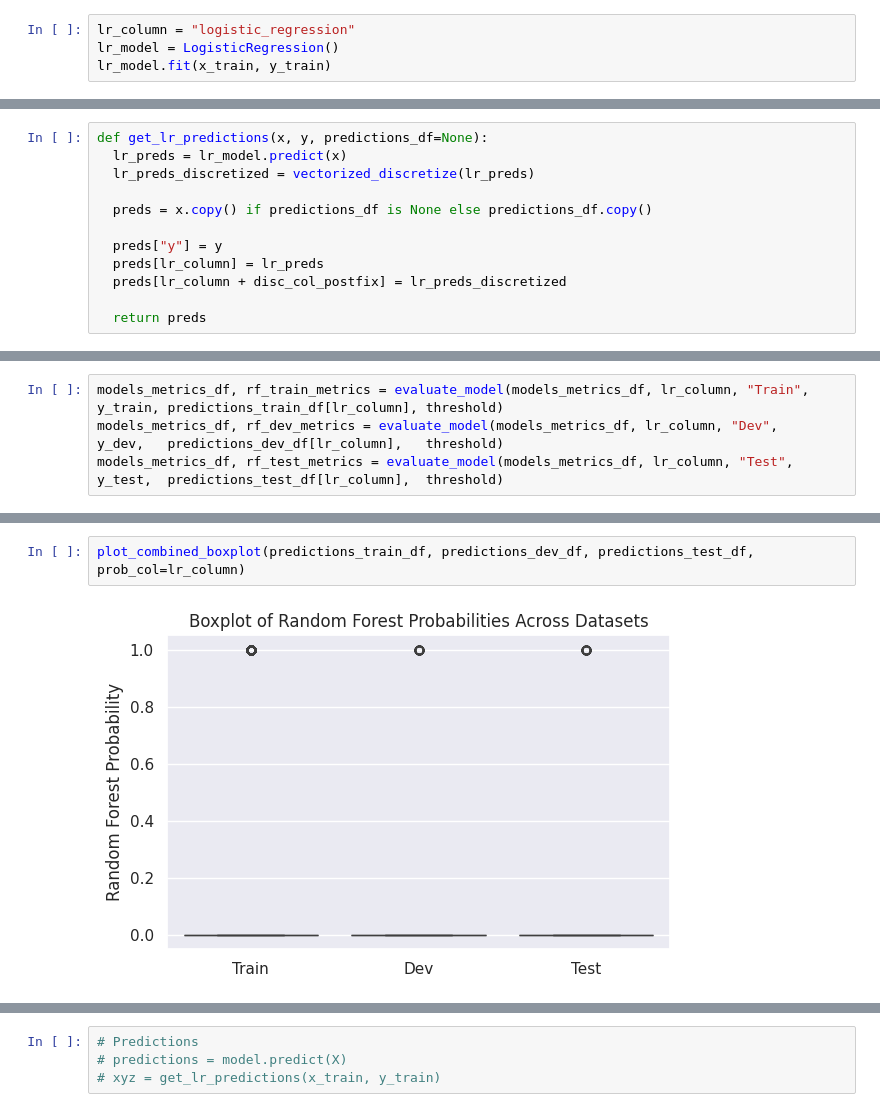
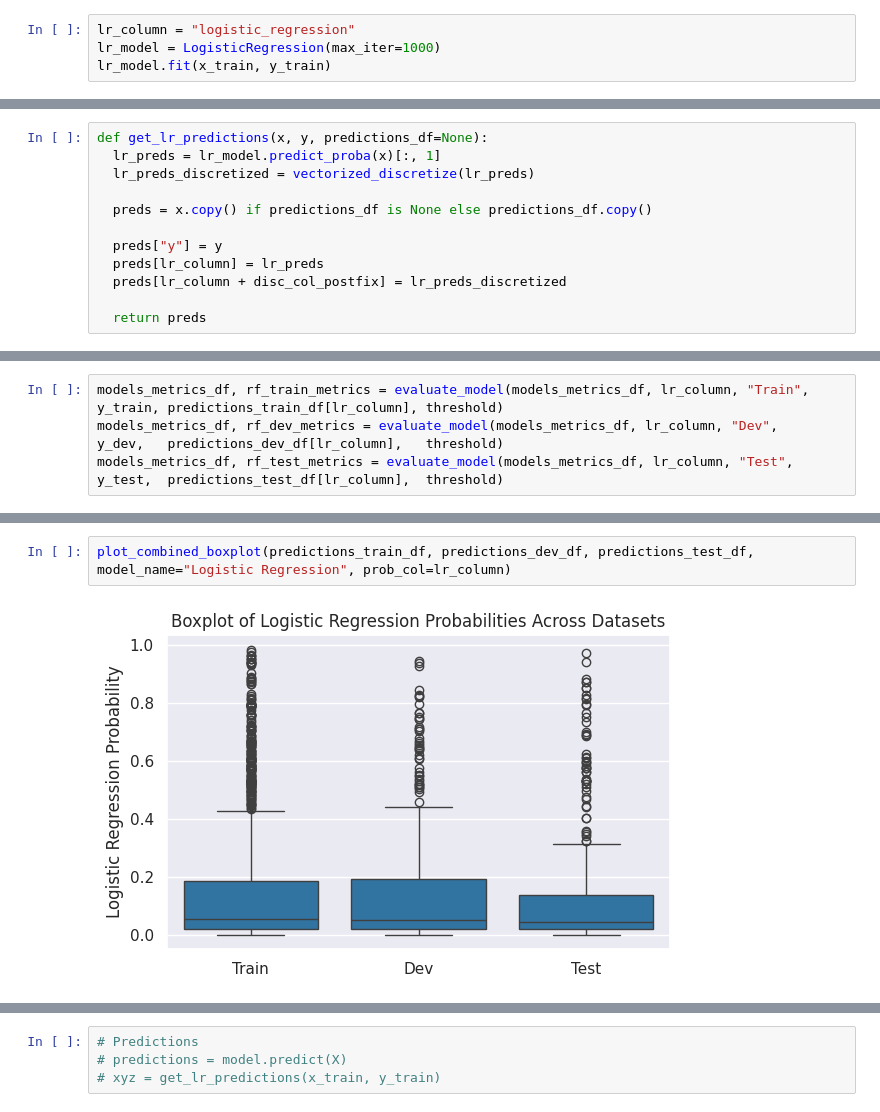
Before and after one commit to VJalili/denovo, a Jupyter notebook: denovo_model.ipynb, the cells around one changed output, grey strips where cells are left out. Drawn from its saved outputs; the diff is of its cells as text.

```diff
--- a/denovo_model.ipynb
+++ b/denovo_model.ipynb
@@ -798,6 +815,6 @@ Text(0.5, 1.0, 'Feature Importance in Mean Decrease in Impurity (MDI) and Standa
 # Model: Logistic Regression
 # %%
 lr_column = "logistic_regression"
-lr_model = LogisticRegression()
+lr_model = LogisticRegression(max_iter=1000)
 lr_model.fit(x_train, y_train)
 # %% [output]
@@ -815,7 +825,7 @@ lr_model.predict(x_train)
 array([0., 0., 0., ..., 0., 0., 0.], dtype=float32)
 # %%
 def get_lr_predictions(x, y, predictions_df=None):
-  lr_preds = lr_model.predict(x)
+  lr_preds = lr_model.predict_proba(x)[:, 1]
   lr_preds_discretized = vectorized_discretize(lr_preds)
 
   preds = x.copy() if predictions_df is None else predictions_df.copy()
@@ -848,4 +858,4 @@ plot_confusionMatrix_component_by_svtype(predictions_train_df, predictions_dev_d
 # %%
-plot_combined_boxplot(predictions_train_df, predictions_dev_df, predictions_test_df, prob_col=lr_column)
+plot_combined_boxplot(predictions_train_df, predictions_dev_df, predictions_test_df, model_name="Logistic Regression", prob_col=lr_column)
 # %% [output]
-[figure, old version]
+[figure, new version]
```
Also changed, not shown: parts of 8 cells of this notebook.
